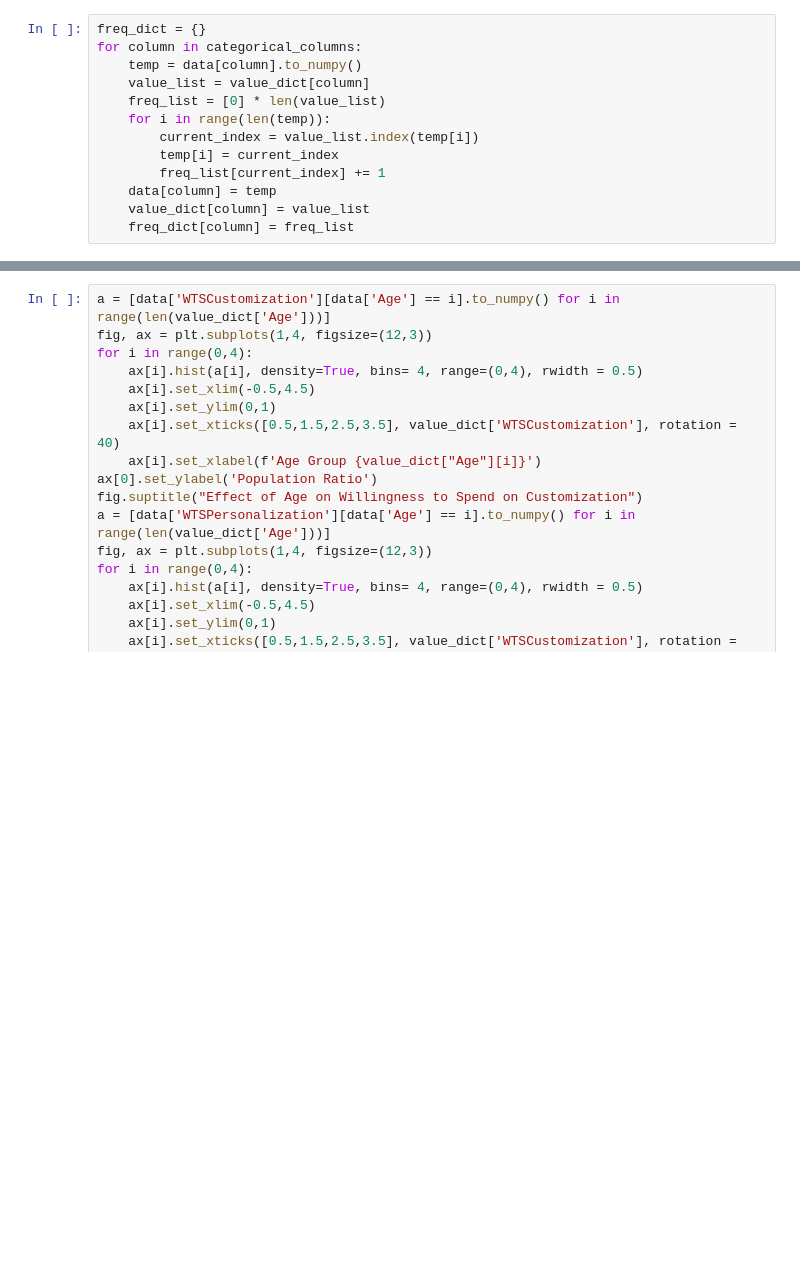
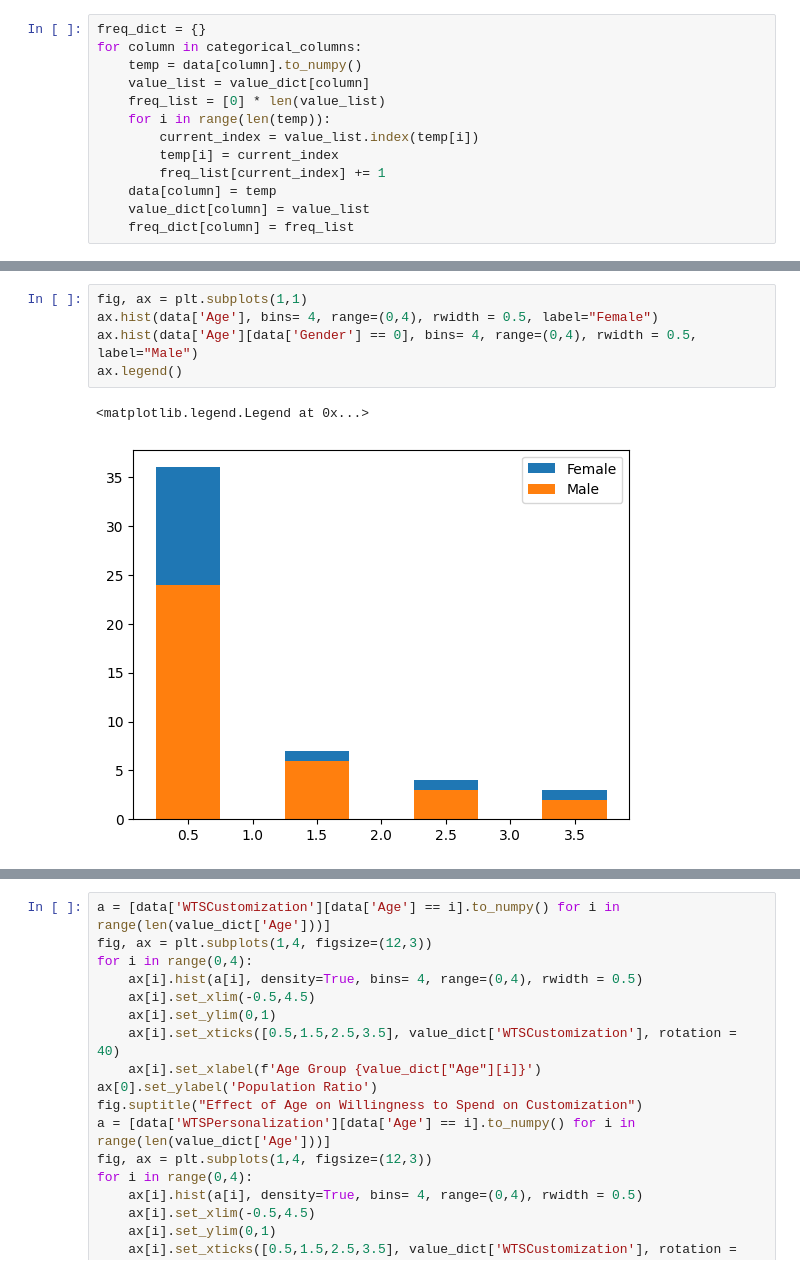
Before and after one commit to PatrickPetch/product-survey-data-analysis, a Jupyter notebook: james_data_visualizations.ipynb, the cells around one changed output, grey strips where cells are left out. Drawn from its saved outputs; the diff is of its cells as text; blank space fills up the shorter version.

```diff
--- a/james_data_visualizations.ipynb
+++ b/james_data_visualizations.ipynb
@@ -60,3 +60,11 @@ data
 | 47 | 0 | 1 | 0 | 0 | Price;Aesthetics;Technological fe... | 1 | Wheels;Side mirrors | ... |
 | 48 | 0 | 0 | 0 | 0 | Price;Technological features | 1 | Headlights;Side mirrors | ... |
 | 49 | 1 | 0 | 0 | 0 | Aesthetics;Technological features... | 2 | Wheels;Grilles | ... |
+# %%
+fig, ax = plt.subplots(1,1)
+ax.hist(data['Age'], bins= 4, range=(0,4), rwidth = 0.5, label="Female")
+ax.hist(data['Age'][data['Gender'] == 0], bins= 4, range=(0,4), rwidth = 0.5, label="Male")
+ax.legend()
+# %% [output]
+<matplotlib.legend.Legend at 0x...>
+[figure, added]
```
Also changed, not shown: parts of 14 cells of this notebook.
